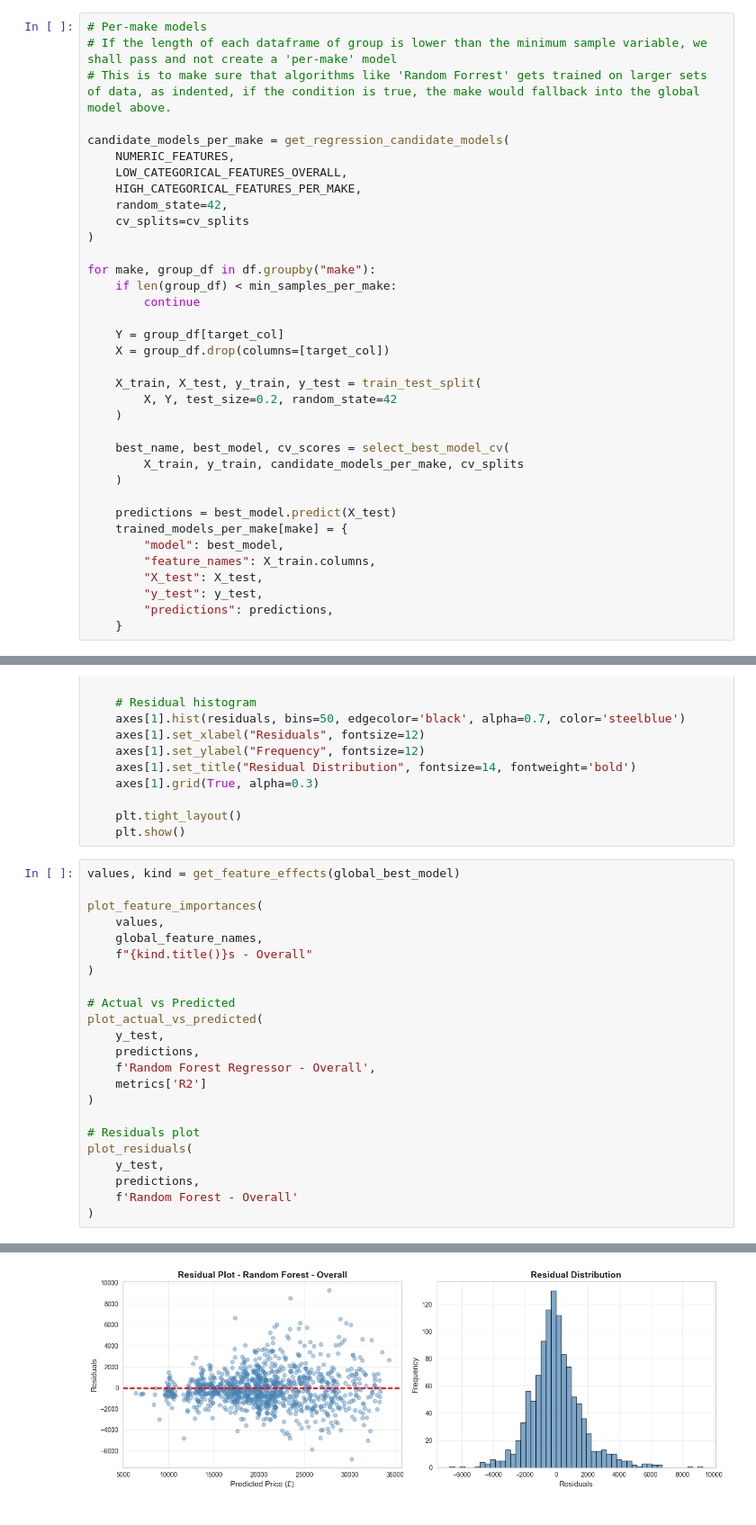
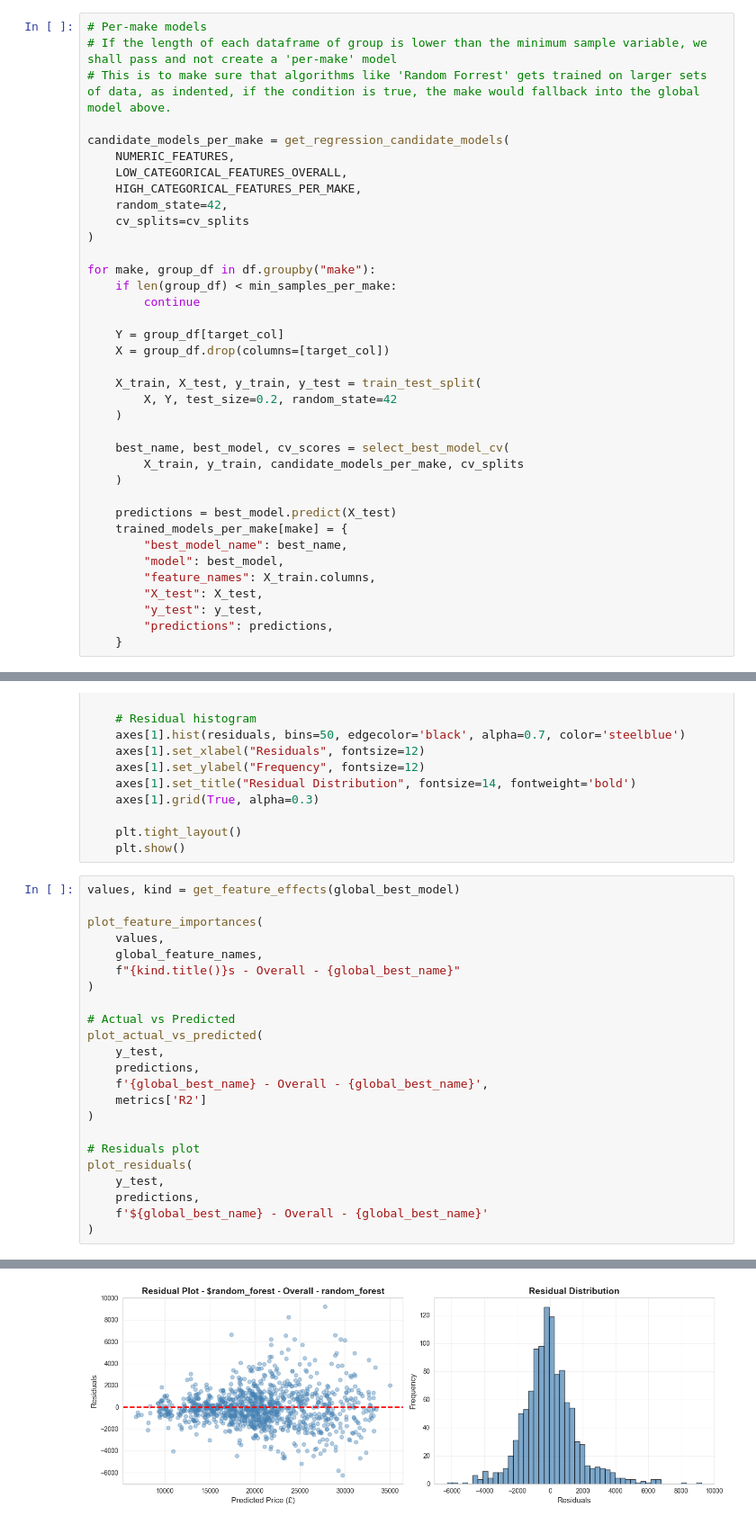
Before and after one commit to rv-bit/7CS074, a Jupyter notebook: notebooks/assignment/regression.ipynb, the cells around one changed output, grey strips where cells are left out. Shown at 90% size. Drawn from its saved outputs; the diff is of its cells as text.

```diff
--- a/notebooks/assignment/regression.ipynb
+++ b/notebooks/assignment/regression.ipynb
@@ -677,6 +673,7 @@ for make, group_df in df.groupby("make"):
 
     predictions = best_model.predict(X_test)
     trained_models_per_make[make] = {
+        "best_model_name": best_name,
         "model": best_model,
         "feature_names": X_train.columns,
         "X_test": X_test,
@@ -1017,14 +1002,14 @@ values, kind = get_feature_effects(global_best_model)
 plot_feature_importances(
 	values,
 	global_feature_names,
-	f"{kind.title()}s - Overall"
+	f"{kind.title()}s - Overall - {global_best_name}"
 )
 
 # Actual vs Predicted
 plot_actual_vs_predicted(
 	y_test,
 	predictions,
-	f'Random Forest Regressor - Overall',
+	f'{global_best_name} - Overall - {global_best_name}',
 	metrics['R2']
 )
 
@@ -1032,6 +1017,6 @@ plot_actual_vs_predicted(
 plot_residuals(
 	y_test,
 	predictions,
-	f'Random Forest - Overall'
+	f'${global_best_name} - Overall - {global_best_name}'
 )
 # %% [output]
@@ -1040,3 +1025,3 @@ plot_residuals(
-[figure, old version]
+[figure, new version]
 # %%
 for make_vehicle, data in trained_models_per_make.items():
```
Also changed, not shown: parts of 5 cells of this notebook, 3 other files.
